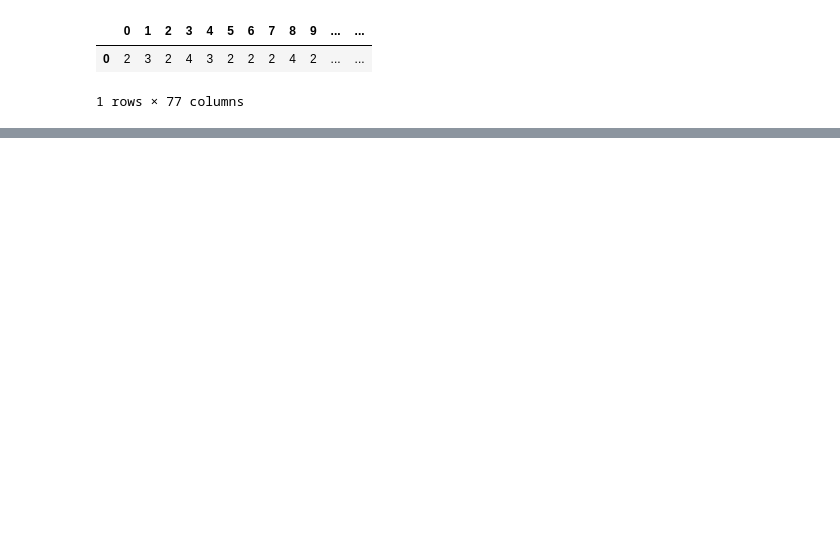
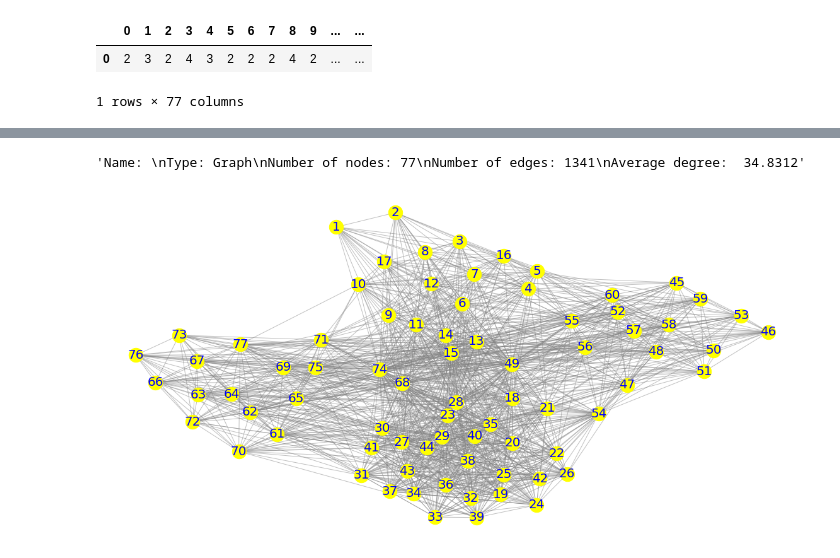
Before and after one commit to che10vek/Data620, a Jupyter notebook: Project 1.ipynb, the cells around one changed output, grey strips where cells are left out. Drawn from its saved outputs; the diff is of its cells as text; code cells hidden in the pictures; blank space fills up the shorter version.

```diff
--- a/Project 1.ipynb
+++ b/Project 1.ipynb
@@ -83,0 +99,25 @@ df_new
+# %%
+# create Graph object
+# # reference - https://networkx.github.io/documentation/stable/reference/generated/networkx.convert_matrix.from_pandas_edgelist.html
+G = nx.from_pandas_edgelist(df_new,  source='source', target='target', edge_attr='weight', create_using=None)
+# %%
+# lets get basic information
+nx.info(G)
+# %% [output]
+'Name: \nType: Graph\nNumber of nodes: 77\nNumber of edges: 1341\nAverage degree:  34.8312'
+# %%
+#reference https://networkx.github.io/documentation/networkx-1.9/reference/generated/networkx.drawing.layout.spring_layout.html
+plt.figure(figsize=(20,10))
+pos=nx.spring_layout(G,k=None, iterations=100)
+pos_labels={}
+keys=pos.keys()
+for key in keys:
+    x,y=pos[key]
+    pos_labels[key]=(x,y)
+nx.draw_networkx_labels(G, pos_labels, font_color='Blue', font_size=20)
+nx.draw_networkx_edges(G, pos, edge_color="Gray", alpha=0.5)
+nx.draw_networkx_nodes(G, pos, node_color="Yellow", node_size=500)
+plt.axis("off")
+plt.show()
+# %% [output]
+[figure, added]
```
Also changed, not shown: parts of 46 cells of this notebook.
